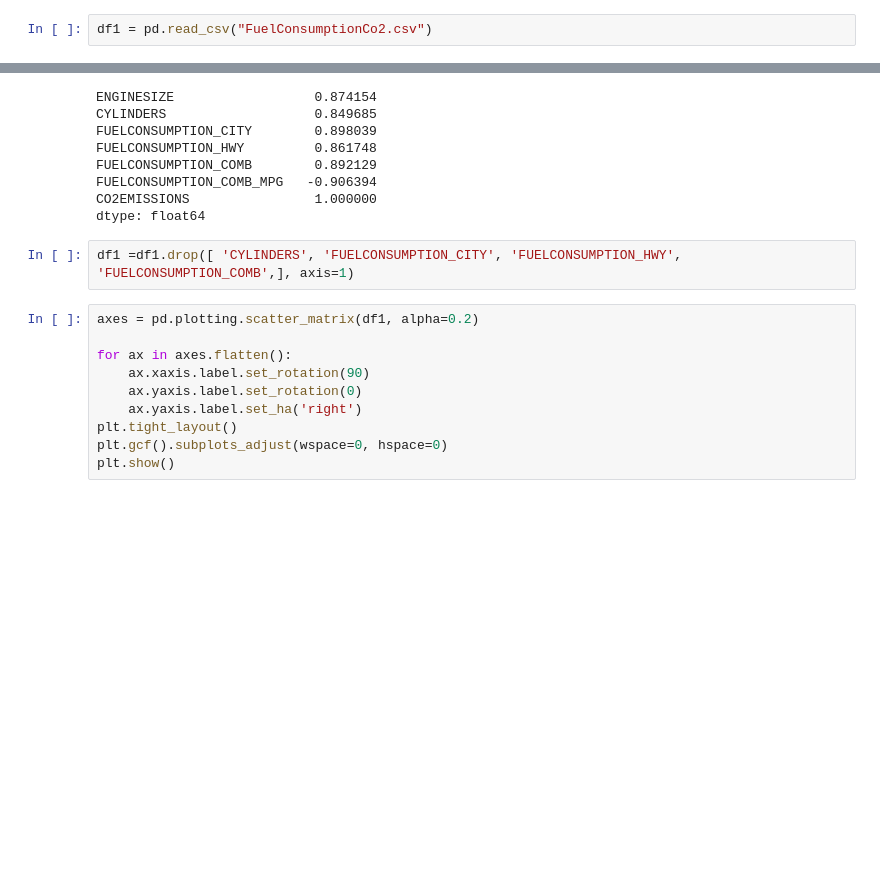
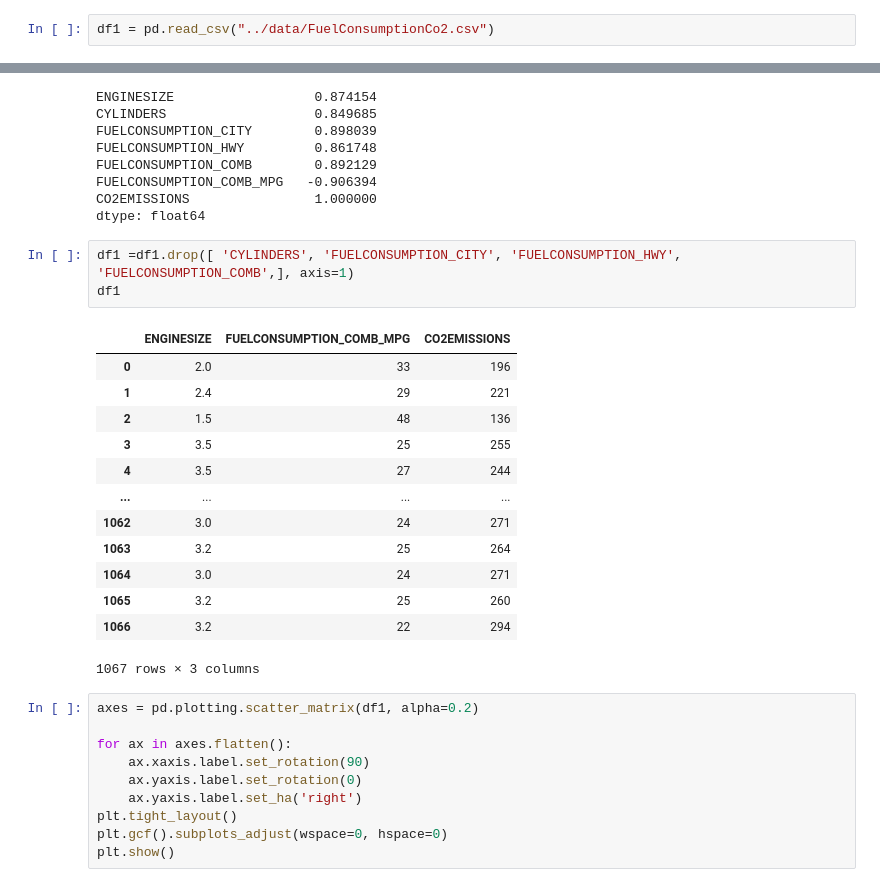
Before and after one commit to Uttam1611/ml-learning-journey, a Jupyter notebook: ML-Scikit/Linear-regression.ipynb, the cells around one changed output, grey strips where cells are left out. Drawn from its saved outputs; the diff is of its cells as text; blank space fills up the shorter version.

```diff
--- a/ML-Scikit/Linear-regression.ipynb
+++ b/ML-Scikit/Linear-regression.ipynb
@@ -133,7 +133,7 @@ X = cdf.FUELCONSUMPTION_COMB.to_numpy()
 # %% [markdown]
 # Multiple Linear Regression
 # %%
-df1 = pd.read_csv("FuelConsumptionCo2.csv")
+df1 = pd.read_csv("../data/FuelConsumptionCo2.csv")
 # %%
 df1.describe()
 # %% [output]
@@ -161,6 +161,21 @@ CO2EMISSIONS                1.000000
 dtype: float64
 # %%
 df1 =df1.drop([ 'CYLINDERS', 'FUELCONSUMPTION_CITY', 'FUELCONSUMPTION_HWY', 'FUELCONSUMPTION_COMB',], axis=1)
+df1
+# %% [output]
+|  | ENGINESIZE | FUELCONSUMPTION_COMB_MPG | CO2EMISSIONS |
+| 0 | 2.0 | 33 | 196 |
+| 1 | 2.4 | 29 | 221 |
+| 2 | 1.5 | 48 | 136 |
+| 3 | 3.5 | 25 | 255 |
+| 4 | 3.5 | 27 | 244 |
+| ... | ... | ... | ... |
+| 1062 | 3.0 | 24 | 271 |
+| 1063 | 3.2 | 25 | 264 |
+| 1064 | 3.0 | 24 | 271 |
+| 1065 | 3.2 | 25 | 260 |
+| 1066 | 3.2 | 22 | 294 |
+1067 rows × 3 columns
 # %%
 axes = pd.plotting.scatter_matrix(df1, alpha=0.2)
 
```
Also changed, not shown: parts of 2 cells of this notebook, 1 other file.
